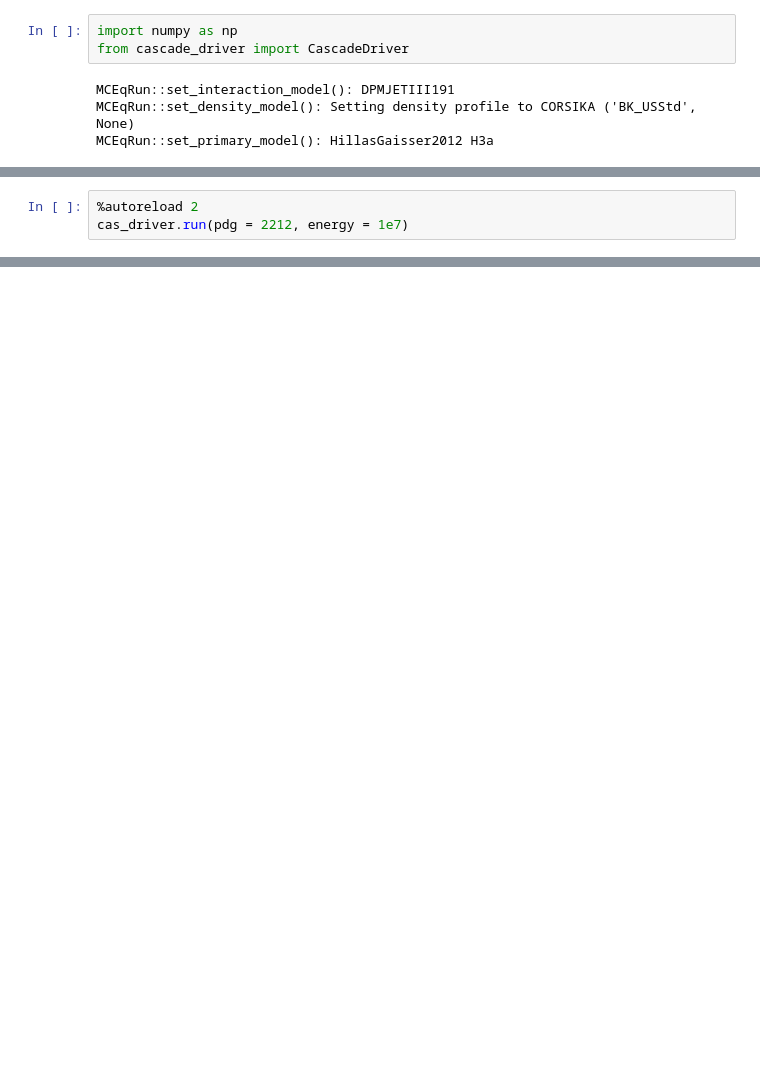
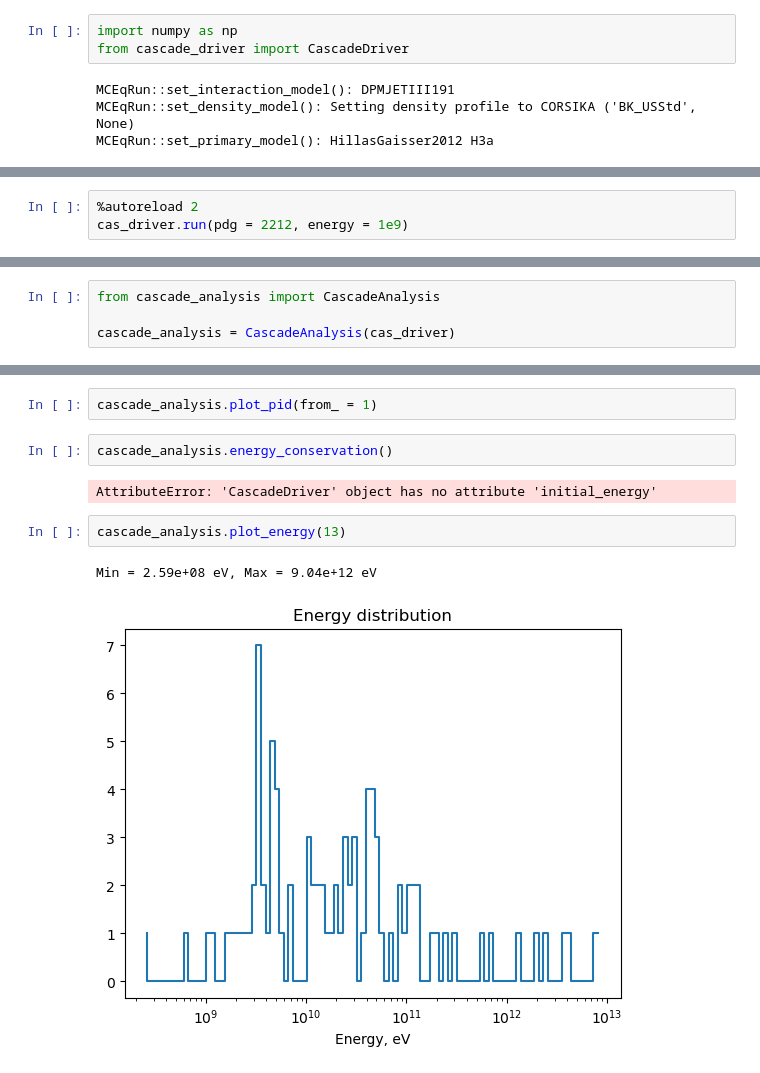
Before and after one commit to jncots/xmax_sigma, a Jupyter notebook: cascade_np/test_cas_driver.ipynb, the cells around one changed output, grey strips where cells are left out. Drawn from its saved outputs; the diff is of its cells as text; blank space fills up the shorter version.

Commit message:
add cascade analysis

```diff
--- a/cascade_np/test_cas_driver.ipynb
+++ b/cascade_np/test_cas_driver.ipynb
@@ -29,6 +31,6 @@ cas_driver = CascadeDriver(threshold_energy = 1e3)
 # %%
 %autoreload 2
-cas_driver.run(pdg = 2212, energy = 1e7)
+cas_driver.run(pdg = 2212, energy = 1e9)
 # %% [output]
 1 Number of inter = 0 number of decays = 0
 2 Number of inter = 1 number of decays = 0
@@ -74,0 +52,4 @@ print(getattr(aa, "__len__", None))
+# %%
+from cascade_analysis import CascadeAnalysis
+
+cascade_analysis = CascadeAnalysis(cas_driver)
@@ -74,0 +76,11 @@ print(getattr(aa, "__len__", None))
+# %%
+cascade_analysis.plot_pid(from_ = 1)
+# %%
+cascade_analysis.energy_conservation()
+# %% [output]
+AttributeError: 'CascadeDriver' object has no attribute 'initial_energy'
+# %%
+cascade_analysis.plot_energy(13)
+# %% [output]
+Min = 2.59e+08 eV, Max = 9.04e+12 eV
+[figure, added]
```
Also changed, not shown: parts of 7 cells of this notebook, 8 other files.
